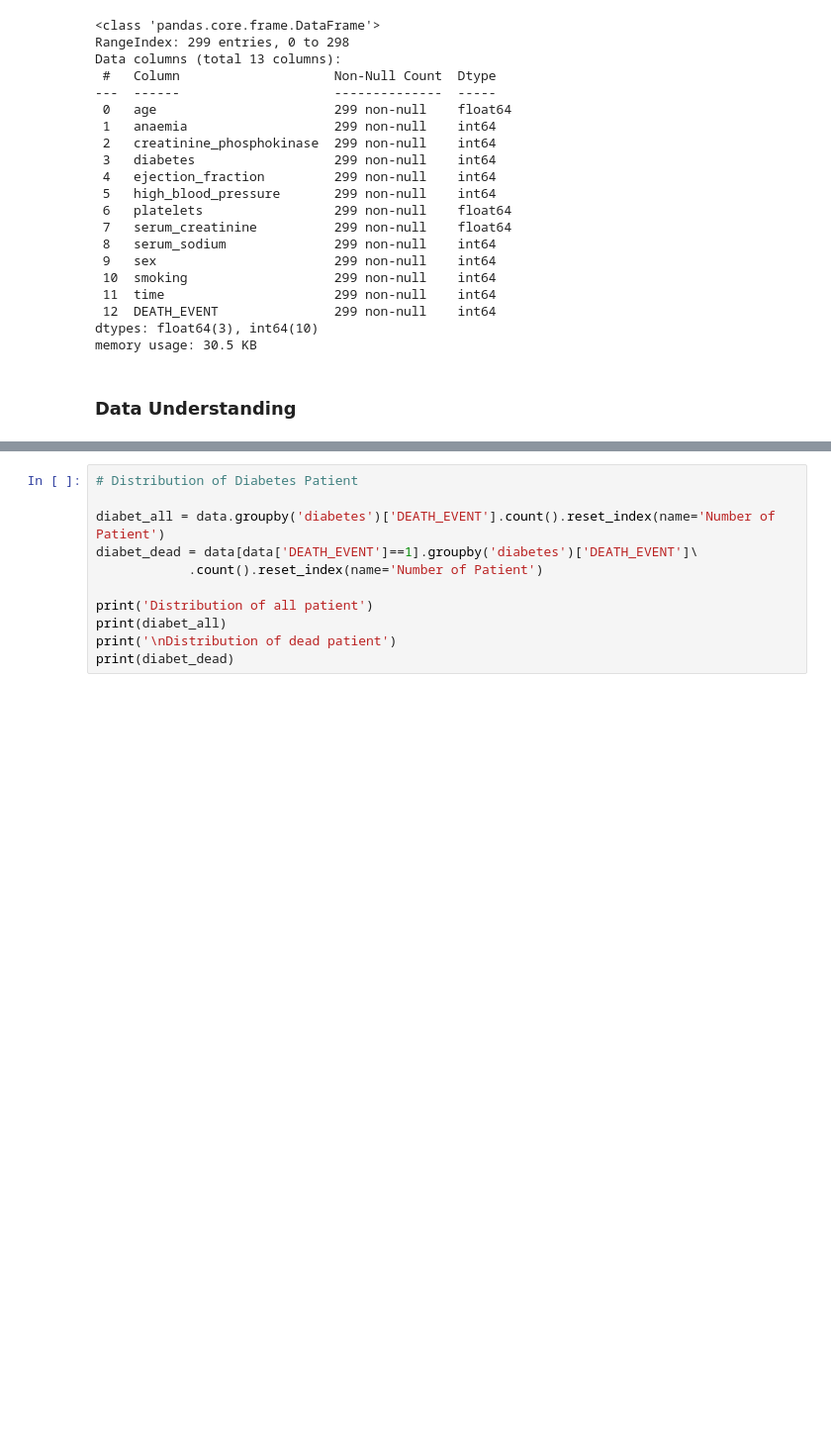
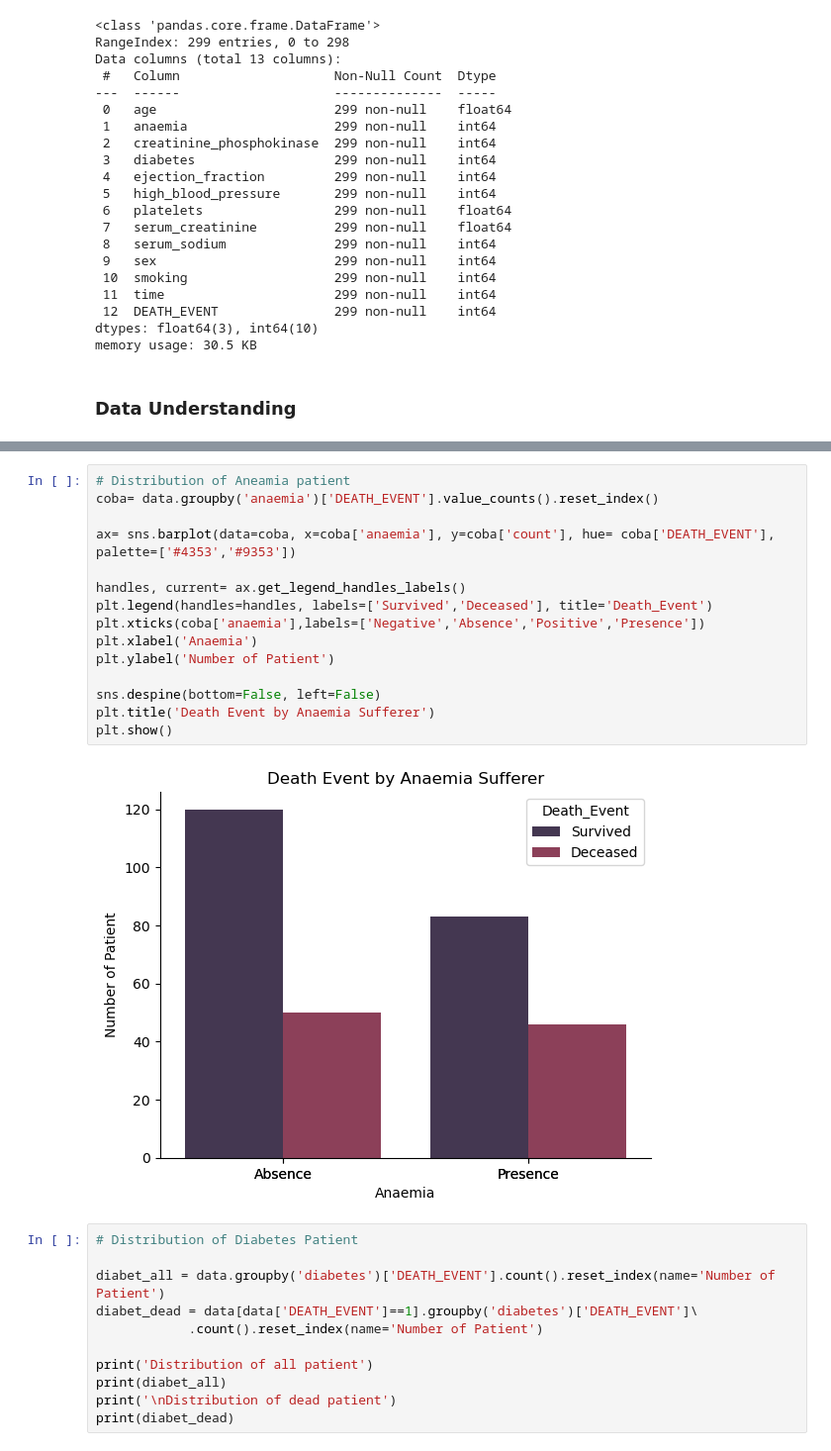
Before and after one commit to enthokz/Prediction-Model-Exercise, a Jupyter notebook: Heart Failure Predict/Prediction_model_heart_disease.ipynb, the cells around one changed output, grey strips where cells are left out. Shown at 99% size. Cells and saved outputs as stored; diff of their text form; blank space fills up the shorter version.

```diff
--- a/Heart Failure Predict/Prediction_model_heart_disease.ipynb
+++ b/Heart Failure Predict/Prediction_model_heart_disease.ipynb
@@ -103,3 +97,20 @@ Distribution of dead patient
+# %%
+# Distribution of Aneamia patient
+coba= data.groupby('anaemia')['DEATH_EVENT'].value_counts().reset_index()
+
+ax= sns.barplot(data=coba, x=coba['anaemia'], y=coba['count'], hue= coba['DEATH_EVENT'], palette=['#4353','#9353'])
+
+handles, current= ax.get_legend_handles_labels()
+plt.legend(handles=handles, labels=['Survived','Deceased'], title='Death_Event')
+plt.xticks(coba['anaemia'],labels=['Negative','Absence','Positive','Presence'])
+plt.xlabel('Anaemia')
+plt.ylabel('Number of Patient')
+
+sns.despine(bottom=False, left=False)
+plt.title('Death Event by Anaemia Sufferer')
+plt.show()
+# %% [output]
+[figure, added]
 # %%
 # Distribution of Diabetes Patient
 
```
Also changed, not shown: parts of 4 cells of this notebook.
